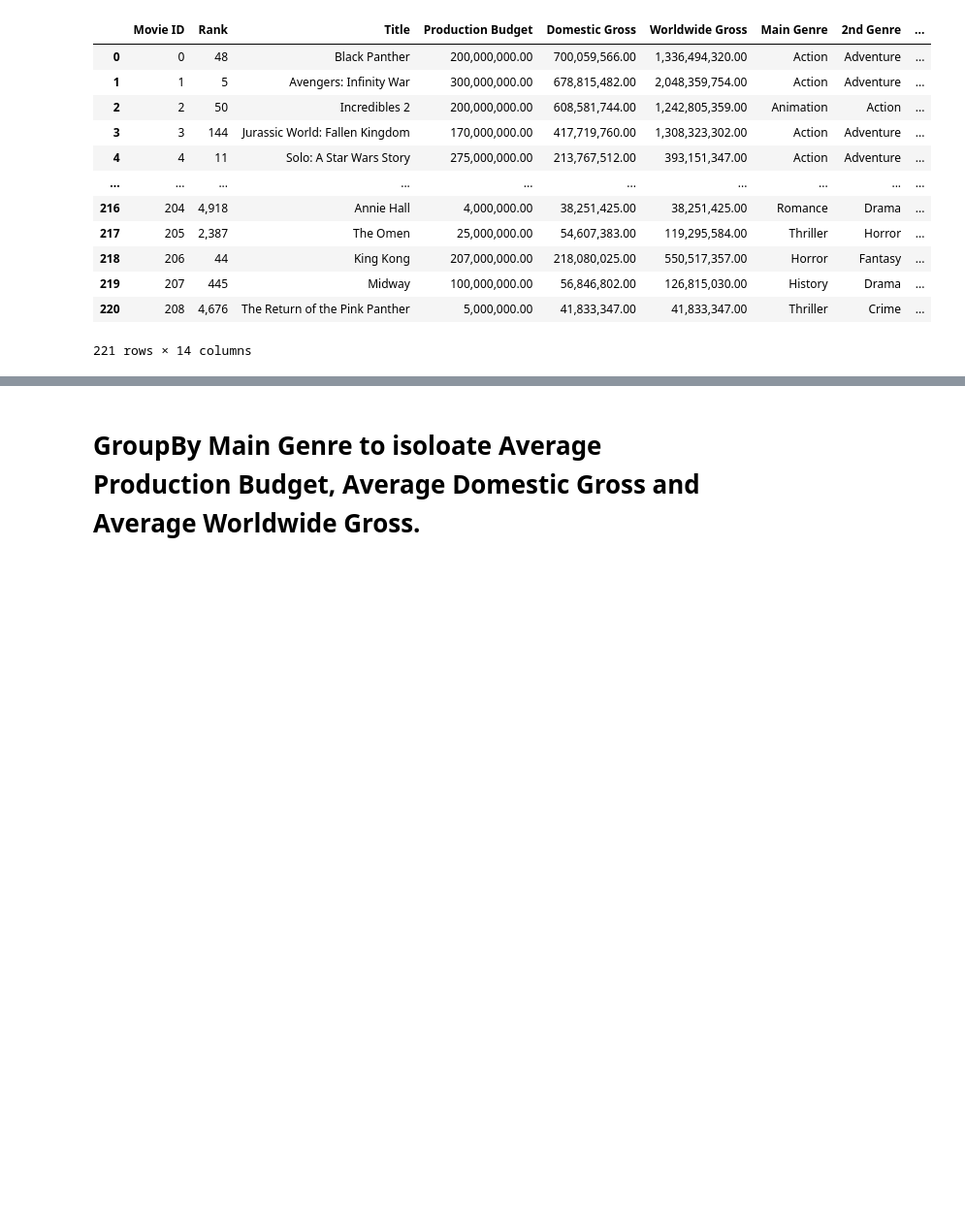
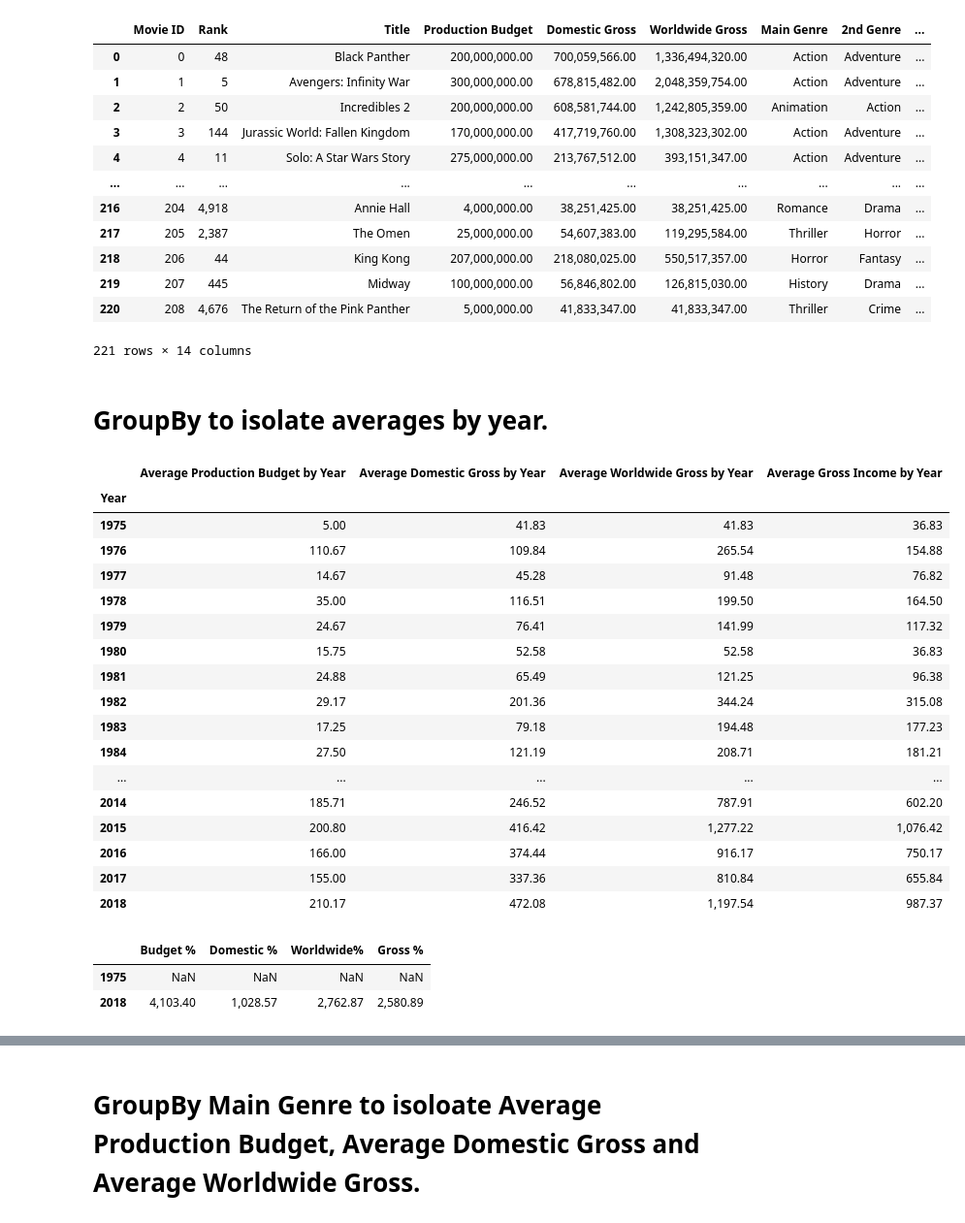
Before and after one commit to annied222/Project_1, a Jupyter notebook: pie_charts.ipynb, the cells around one changed output, grey strips where cells are left out. Shown at 97% size. Cells and saved outputs as stored; diff of their text form; code cells hidden in the pictures; blank space fills up the shorter version.

```diff
--- a/pie_charts.ipynb
+++ b/pie_charts.ipynb
@@ -28,3 +28,47 @@ allmovies_df
 | 219 | 207 | 445 | Midway | 100,000,000.00 | 56,846,802.00 | 126,815,030.00 | History | Drama | ... |
 | 220 | 208 | 4,676 | The Return of the Pink Panther | 5,000,000.00 | 41,833,347.00 | 41,833,347.00 | Thriller | Crime | ... |
 221 rows × 14 columns
+# %% [markdown]
+# GroupBy to isolate averages by year.
+# %%
+production_budget_year_df = allmovies_df.groupby(["Year"]).mean()["Production Budget"]/1000000
+domestic_gross_year_df = allmovies_df.groupby(["Year"]).mean()["Domestic Gross"]/1000000
+worldwide_gross_year_df = allmovies_df.groupby(["Year"]).mean()["Worldwide Gross"]/1000000
+gross_income_df = (worldwide_gross_year_df-production_budget_year_df)
+avg_by_year = pd.DataFrame({"Average Production Budget by Year": (production_budget_year_df),
+                            "Average Domestic Gross by Year": (domestic_gross_year_df),
+                            "Average Worldwide Gross by Year": (worldwide_gross_year_df),
+                            "Average Gross Income by Year": (gross_income_df)})
+avg_by_year
+# %% [output]
+|  | Average Production Budget by Year | Average Domestic Gross by Year | Average Worldwide Gross by Year | Average Gross Income by Year |
+| Year |  |  |  |  |
+| 1975 | 5.00 | 41.83 | 41.83 | 36.83 |
+| 1976 | 110.67 | 109.84 | 265.54 | 154.88 |
+| 1977 | 14.67 | 45.28 | 91.48 | 76.82 |
+| 1978 | 35.00 | 116.51 | 199.50 | 164.50 |
+| 1979 | 24.67 | 76.41 | 141.99 | 117.32 |
+| 1980 | 15.75 | 52.58 | 52.58 | 36.83 |
+| 1981 | 24.88 | 65.49 | 121.25 | 96.38 |
+| 1982 | 29.17 | 201.36 | 344.24 | 315.08 |
+| 1983 | 17.25 | 79.18 | 194.48 | 177.23 |
+| 1984 | 27.50 | 121.19 | 208.71 | 181.21 |
+| ... | ... | ... | ... | ... |
+| 2014 | 185.71 | 246.52 | 787.91 | 602.20 |
+| 2015 | 200.80 | 416.42 | 1,277.22 | 1,076.42 |
+| 2016 | 166.00 | 374.44 | 916.17 | 750.17 |
+| 2017 | 155.00 | 337.36 | 810.84 | 655.84 |
+| 2018 | 210.17 | 472.08 | 1,197.54 | 987.37 |
+# %%
+year = [1975, 2018]
+budget = [5, 210.17]
+domestic =[41.83, 472.08]
+worldwide = [41.83, 1197.54]
+gross_inc = [36.83, 987.37]
+
+change_df = pd.DataFrame({"Budget %": budget, "Domestic %": domestic, "Worldwide%": worldwide, "Gross %": gross_inc}, index=year)
+change_df.pct_change(axis="rows")*100
+# %% [output]
+|  | Budget % | Domestic % | Worldwide% | Gross % |
+| 1975 | NaN | NaN | NaN | NaN |
+| 2018 | 4,103.40 | 1,028.57 | 2,762.87 | 2,580.89 |
```
Also changed, not shown: parts of 3 cells of this notebook, 1 other file.
